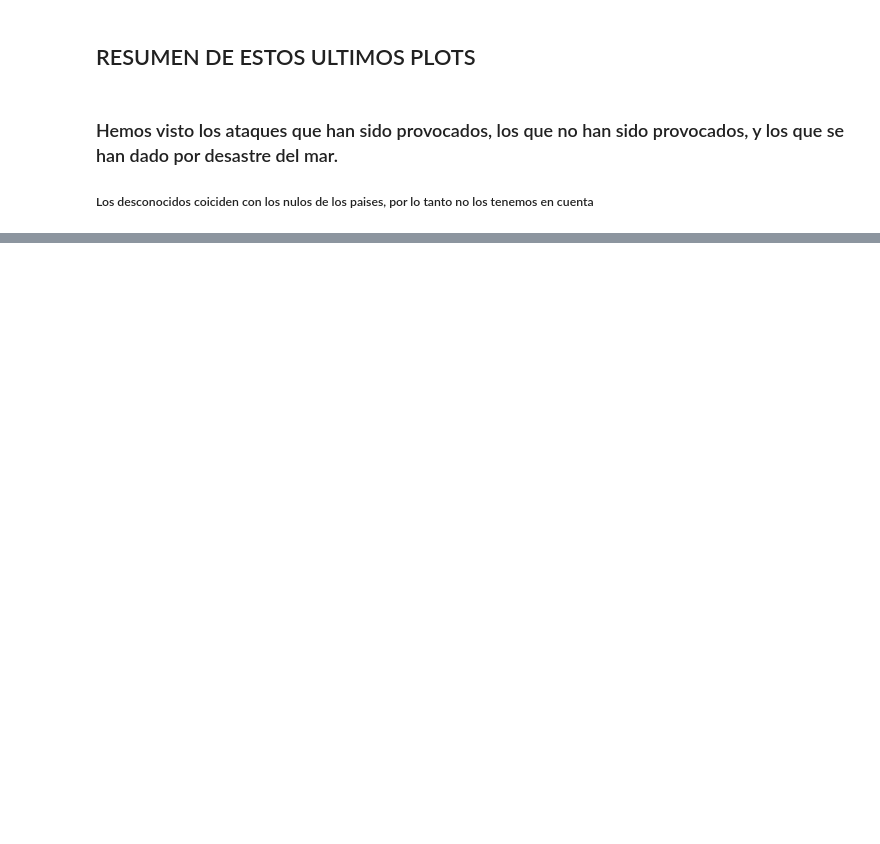
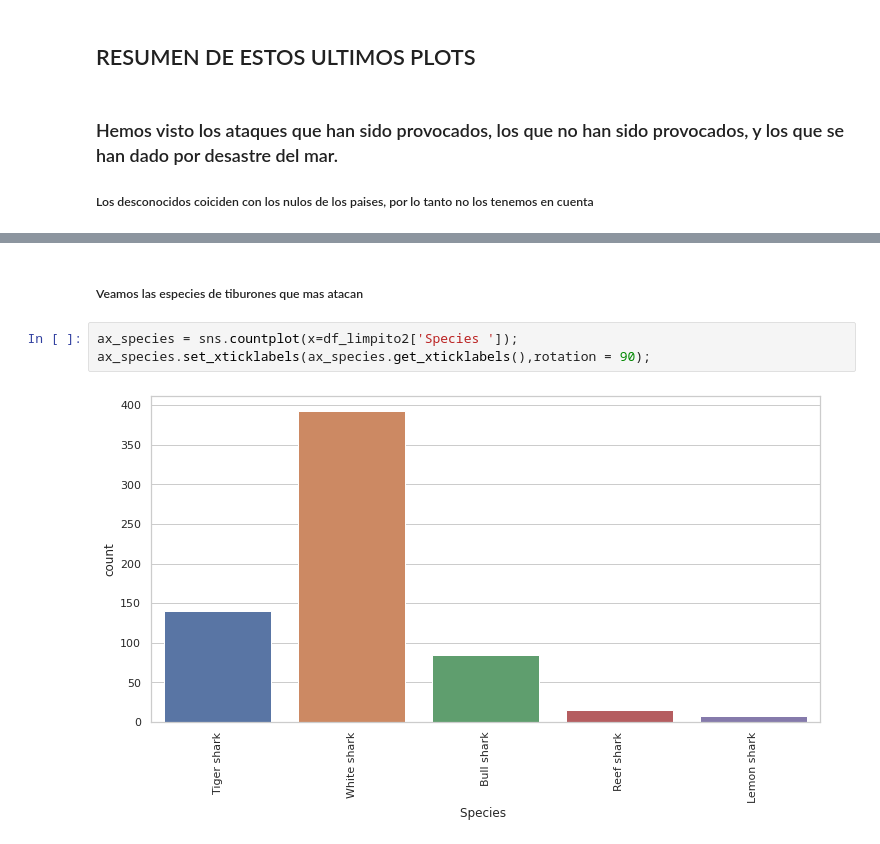
Before and after one commit to Jorge-Solana/Shark-Attack, a Jupyter notebook: VISUALS!.ipynb, the cells around one changed output, grey strips where cells are left out. Cells and saved outputs as stored; diff of their text form; blank space fills up the shorter version.

```diff
--- a/VISUALS!.ipynb
+++ b/VISUALS!.ipynb
@@ -233,0 +153,7 @@ ax_species.set_xticklabels(ax_species.get_xticklabels(),rotation = 90);
+# %% [markdown]
+##### Veamos las especies de tiburones que mas atacan
+# %%
+ax_species = sns.countplot(x=df_limpito2['Species ']);
+ax_species.set_xticklabels(ax_species.get_xticklabels(),rotation = 90);
+# %% [output]
+[figure, added]
```
Also changed, not shown: parts of 37 cells of this notebook.
